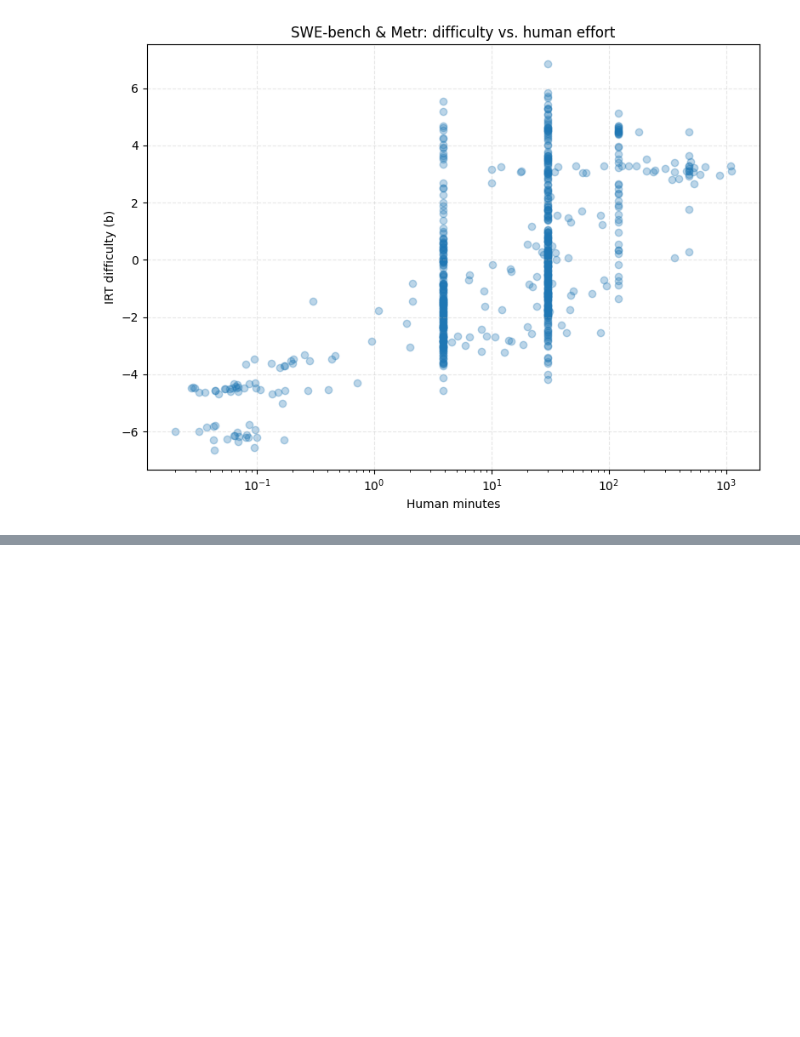
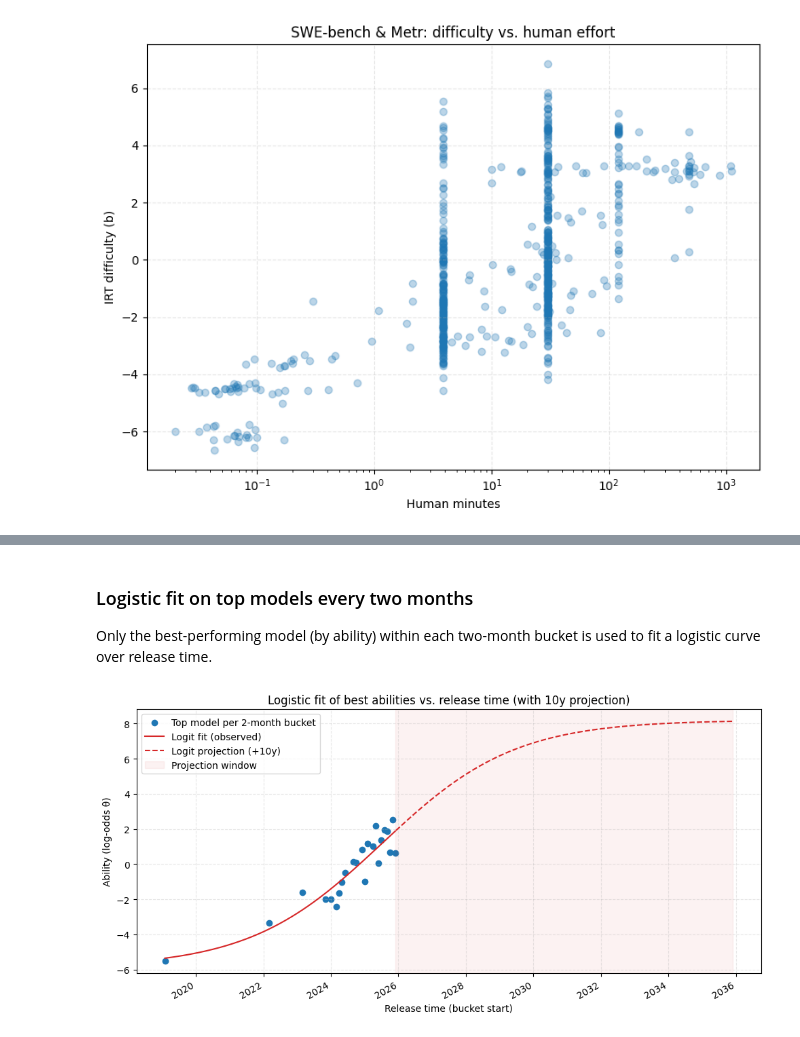
Before and after one commit to FY-Liu/BRIDGE, a Jupyter notebook: IRT/irt.ipynb, the cells around one changed output, grey strips where cells are left out. Cells and saved outputs as stored; diff of their text form; code cells hidden in the pictures; blank space fills up the shorter version.

```diff
--- a/IRT/irt.ipynb
+++ b/IRT/irt.ipynb
@@ -1278,0 +1308,80 @@ plt.show()
+# %% [markdown]
+### Logistic fit on top models every two months
+Only the best-performing model (by ability) within each two-month bucket is used to fit a logistic curve over release time.
+# %%
+import numpy as np
+from scipy.optimize import curve_fit
+
+abilities_path = '/home/lfy/BRIDGE/IRT/params/all_a_pyirt_abilities.csv'
+abilities_df = pd.read_csv(abilities_path)
+model_df = abilities_df.copy()
+model_df['release_time'] = pd.to_datetime(model_df['release_time'], errors='coerce')
+model_df = model_df.dropna(subset=['release_time'])
+model_df['bucket_start'] = model_df['release_time'].dt.to_period('2M').dt.start_time
+bucketed = (
+    model_df
+    .sort_values('ability', ascending=False)
+    .groupby('bucket_start', as_index=False)
+    .first()
+    .sort_values('bucket_start')
+)
+
+if bucketed.empty:
+    raise ValueError('No models with release_time available for logistic fitting.')
+
+reference_time = bucketed['bucket_start'].min()
+x_days = (bucketed['bucket_start'] - reference_time).dt.total_seconds() / 86_400
+y = bucketed['ability'].to_numpy()
+
+def logistic(x, L, x0, k, b):
+    return L / (1 + np.exp(-k * (x - x0))) + b
+
+initial_guess = [
+    float(y.max() - y.min()) if len(y) > 1 else float(y.max()),
+    float(x_days.mean()),
+    1e-3,
+    float(y.min()),
+]
+params, _ = curve_fit(logistic, x_days, y, p0=initial_guess, maxfev=20000)
+
+future_days = 365 * 10
+dense_x = np.linspace(x_days.min(), x_days.max() + future_days, 800)
+dense_dates = reference_time + pd.to_timedelta(dense_x, unit='D')
+fit_y = logistic(dense_x, *params)
+
+fig, ax = plt.subplots(figsize=(10, 5))
+ax.scatter(
+    bucketed['bucket_start'],
+    bucketed['ability'],
+    color='#1f77b4',
+    label='Top model per 2-month bucket',
+)
+observed_mask = dense_dates <= bucketed['bucket_start'].max()
+ax.plot(dense_dates[observed_mask], fit_y[observed_mask], color='#d62728', label='Logit fit (observed)')
+ax.plot(
+    dense_dates[~observed_mask],
+    fit_y[~observed_mask],
+    color='#d62728',
+    linestyle='--',
+    label='Logit projection (+10y)',
+)
+ax.axvspan(
+    bucketed['bucket_start'].max(),
+    dense_dates.max(),
+    color='#d62728',
+    alpha=0.06,
+    label='Projection window',
+)
+ax.set_title('Logistic fit of best abilities vs. release time (with 10y projection)')
+ax.set_xlabel('Release time (bucket start)')
+ax.set_ylabel('Ability (log-odds θ)')
+ax.grid(True, linestyle='--', alpha=0.3)
+fig.autofmt_xdate()
+ax.legend(loc='best')
+plt.tight_layout()
+plt.show()
+
+for name, value in zip(['L', 'x0 (days since first release)', 'k', 'baseline'], params):
+    print(f'{name}: {value:.4f}')
+# %% [output]
+[figure, added]
```
Also changed, not shown: parts of 6 cells of this notebook, 11 other files.
